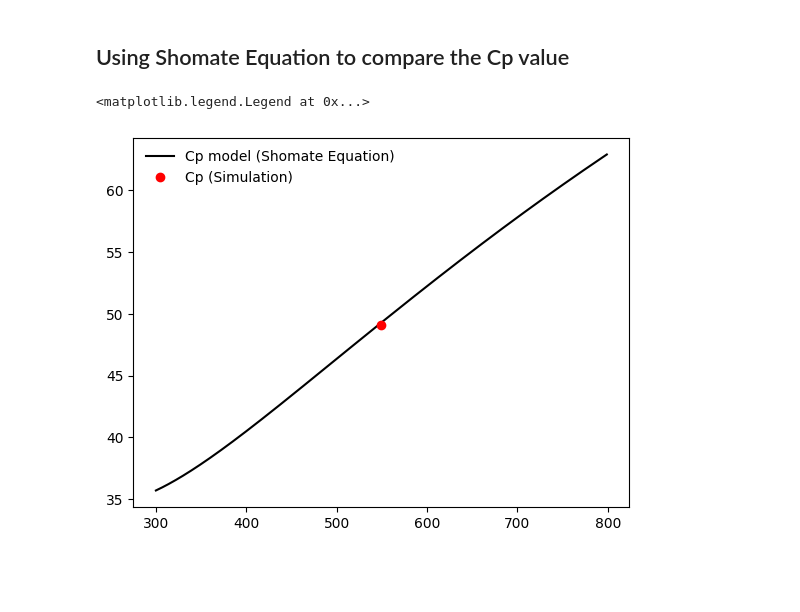
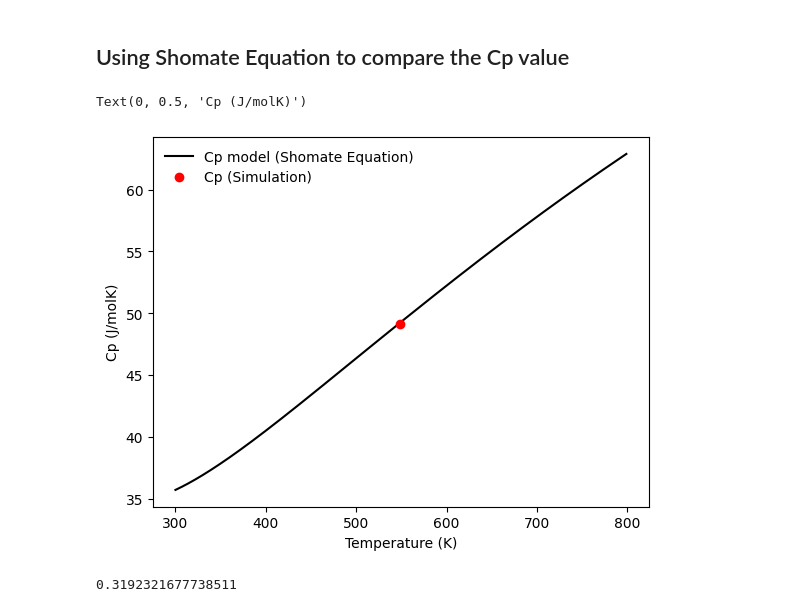
Before and after one commit to willc127/equilibrium_statistical_mechanics, a Jupyter notebook: graphs.ipynb, the cells around one changed output. Cells and saved outputs as stored; diff of their text form; code cells hidden in the pictures; blank space fills up the shorter version.

Commit message:
Include the comparison image

```diff
--- a/graphs.ipynb
+++ b/graphs.ipynb
@@ -144,15 +144,17 @@ Cp
 # %%
 A = -0.703029
 B = 108.4773
 C = -42.52157
 D = 5.862788
 E = 0.678565
 T = np.arange(300,800)/1000
 Cp_model = A + B*T + C*T**2 + D*T**3 + E/(T**2)
 
 plt.plot(T*1000,Cp_model,'-', color ='black', label = 'Cp model (Shomate Equation)')
 plt.plot(temp_mean,Cp,'o', color ='red', label = 'Cp (Simulation)')
 plt.legend(loc='best', frameon=False)
+plt.xlabel('Temperature (K)')
+plt.ylabel('Cp (J/molK)')
 # %% [output]
-<matplotlib.legend.Legend at 0x...>
+Text(0, 0.5, 'Cp (J/molK)')
-[figure, old version]
+[figure, new version]
@@ -158,0 +163,6 @@ plt.legend(loc='best', frameon=False)
+# %%
+Cp_model_temp_mean = Cp_model = A + B*temp_mean + C*temp_mean**2 + D*temp_mean**3 + E/(temp_mean**2)
+diff = (Cp_model_temp_mean - Cp)/Cp_model_temp_mean
+print(diff*100)
+# %% [output]
+0.3192321677738511
```
Also changed, not shown: parts of 1 cell of this notebook, 3 other files.
